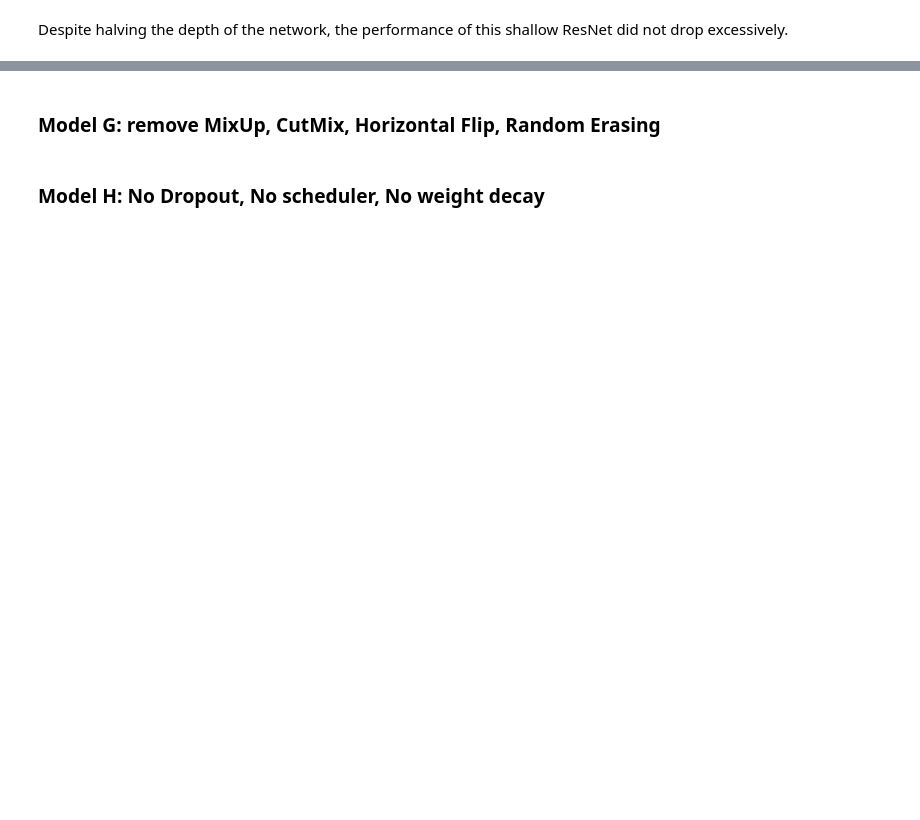
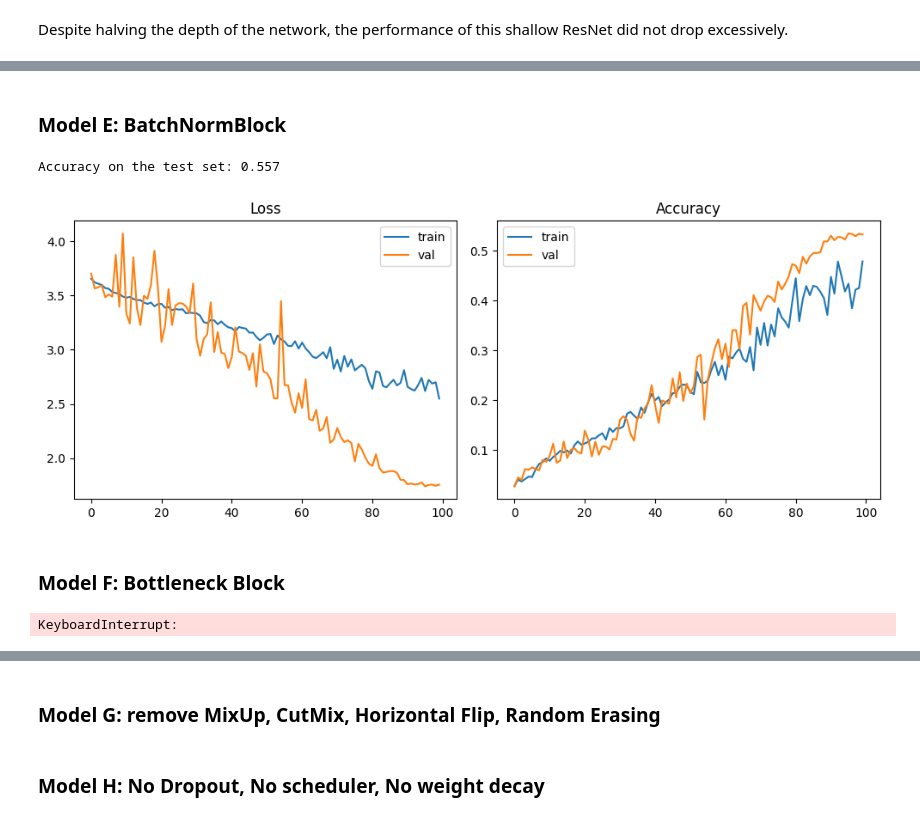
Before and after one commit to lucazini03/IPCV, a Jupyter notebook: assignment_module_two.ipynb, the cells around one changed output, grey strips where cells are left out. Cells and saved outputs as stored; diff of their text form; code cells hidden in the pictures; blank space fills up the shorter version.

```diff
--- a/assignment_module_two.ipynb
+++ b/assignment_module_two.ipynb
@@ -868,10 +950,6 @@ plot_history(history_D)
+# %% [markdown]
+### Model E: BatchNormBlock
 # %%
-#MODEL E: BasicBlock with BN
-
-# --- Fixed params ---
-
-n_classes = OxfordPetDataset(split="train").get_num_classes()
-
 # --- Configuration ---
 
 cfg_E = copy.deepcopy(cfg_B)
@@ -907,6 +985,20 @@ trainer_E = Trainer(
 
 if TRAINING_REQUIRED:
     trainer_E.train()
+
+    history_E = {
+        "train_loss":trainer_E.train_loss,
+        "train_acc":trainer_E.train_acc,
+        "val_loss":trainer_E.val_loss,
+        "val_acc":trainer_E.val_acc
+    }
+
+    folder = "plots"
+    file_path = os.path.join(folder, "history_E.json")
+    os.makedirs(folder, exist_ok=True)
+
+    with open(file_path, "w") as f:
+        json.dump(history_E, f, indent=4)
 else:
     try:
         trainer_E.load("ckpts/model_E.pth", model_name="model_E")
@@ -923,22 +1015,17 @@ models_performance['model_E'] = {
     'flag': 'architecture',
     'label': 'Batch Norm Network'
 }
+# %% [output]
+Accuracy on the test set: 0.557
 # %%
-history_E = {
-    "train_loss":trainer_E.train_loss,
-    "train_acc":trainer_E.train_acc,
-    "val_loss":trainer_E.val_loss,
-    "val_acc":trainer_E.val_acc
-}
+history_E_loaded = load_history("plots/history_E.json", history_name="history_E")
 
-plot_history(history_E)
+plot_history(history_E_loaded)
+# %% [output]
+[figure, added]
+# %% [markdown]
+### Model F: Bottleneck Block
 # %%
-#MODEL F: Bottleneck
-
-# --- Fixed params ---
-
-n_classes = OxfordPetDataset(split="train").get_num_classes()
-
 # --- Configuration ---
 
 cfg_F = copy.deepcopy(cfg_B)
@@ -974,6 +1061,20 @@ trainer_F = Trainer(
 
 if TRAINING_REQUIRED:
     trainer_F.train()
+
+    history_F = {
+        "train_loss":trainer_F.train_loss,
+        "train_acc":trainer_F.train_acc,
+        "val_loss":trainer_F.val_loss,
+        "val_acc":trainer_F.val_acc
+    }
+
+    folder = "plots"
+    file_path = os.path.join(folder, "history_F.json")
+    os.makedirs(folder, exist_ok=True)
+
+    with open(file_path, "w") as f:
+        json.dump(history_F, f, indent=4)
 else:
     try:
         trainer_F.load("ckpts/model_F.pth", model_name="model_F")
@@ -990,4 +1091,6 @@ models_performance['model_F'] = {
     'flag': 'architecture',
     'label': 'Bottleneck ResNet'
 }
+# %% [output]
+KeyboardInterrupt:
 # %%
```
Also changed, not shown: parts of 31 cells of this notebook.
